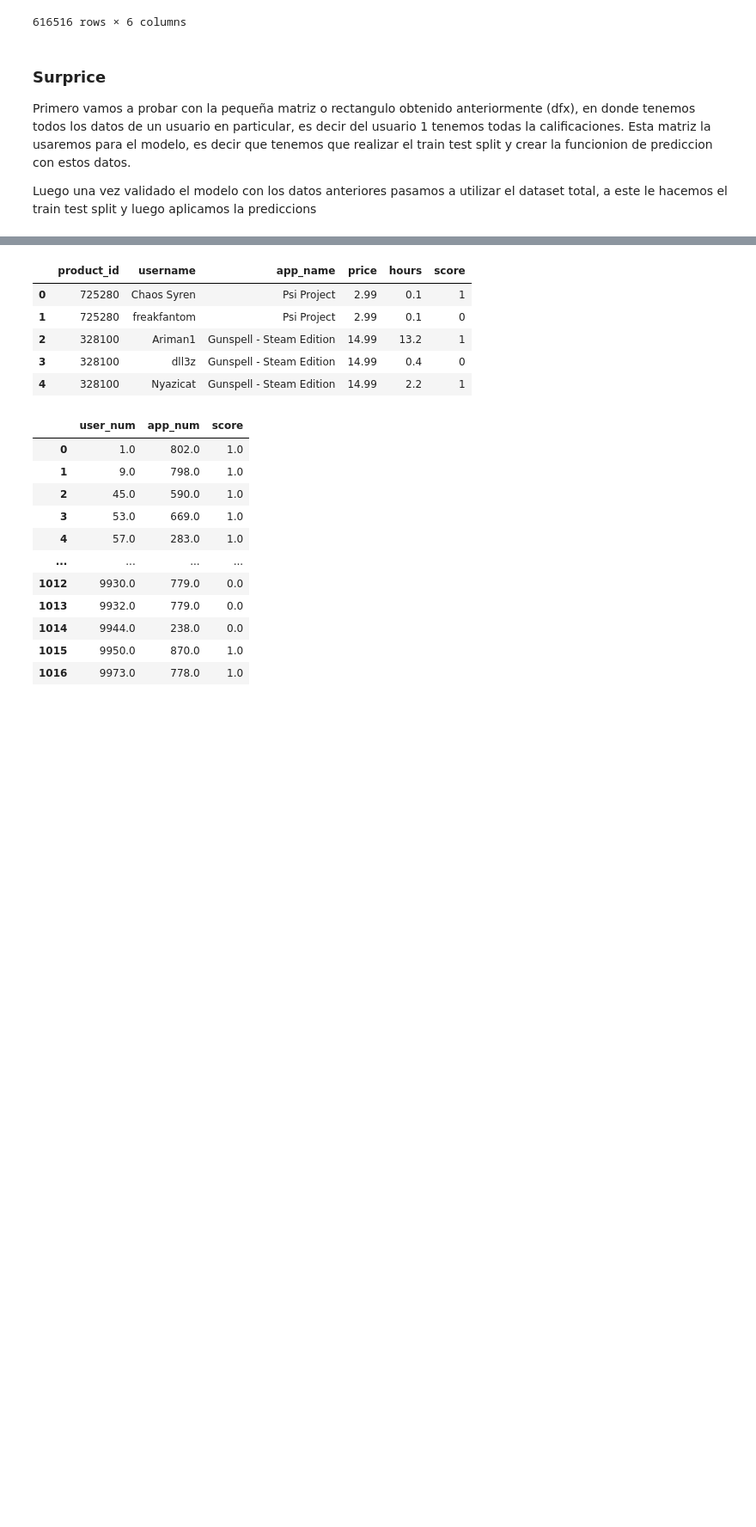
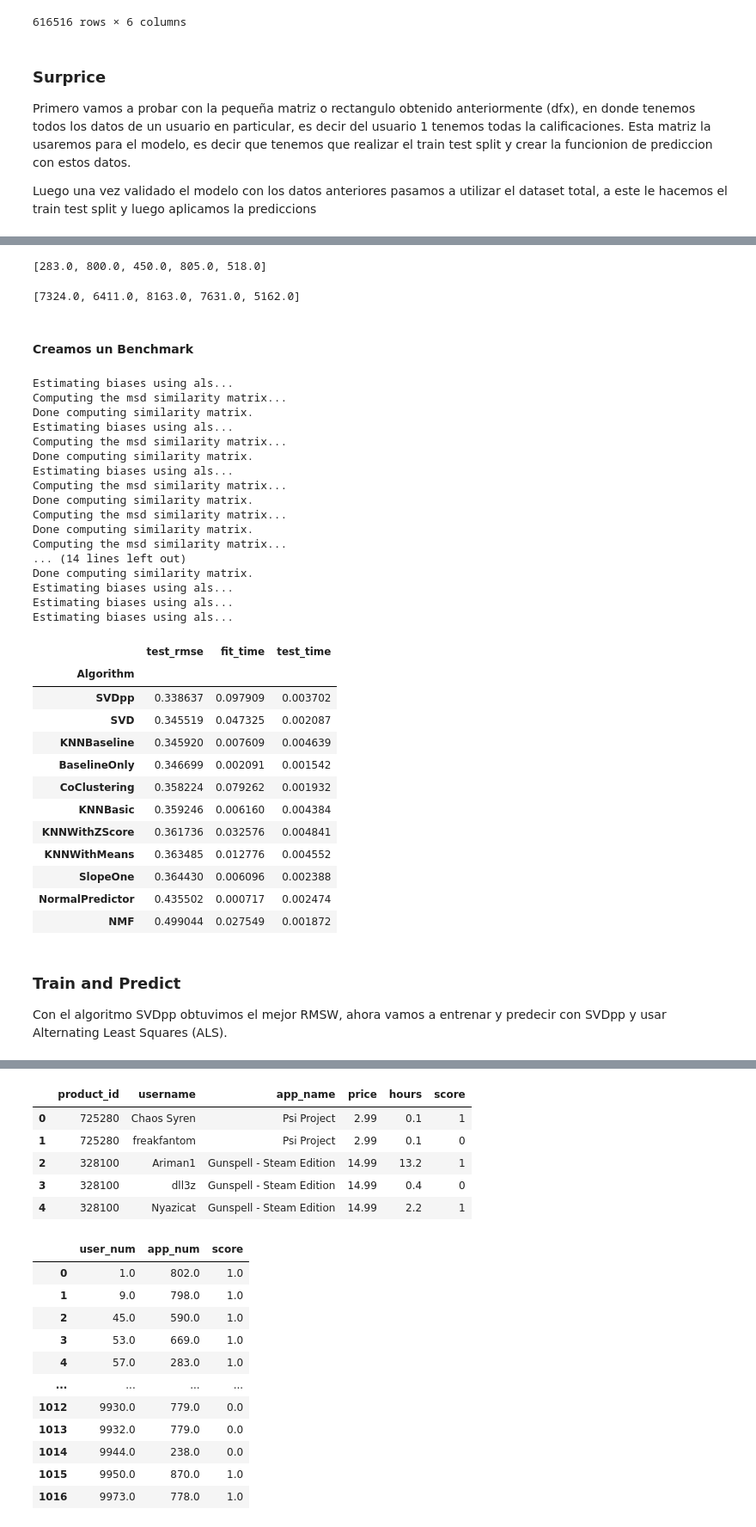
Before and after one commit to gonzalogperez/sistemas-recomendacion-steam, a Jupyter notebook: DS_Proyecto_03_SR.ipynb, the cells around one changed output, grey strips where cells are left out. Shown at 86% size. Cells and saved outputs as stored; diff of their text form; code cells hidden in the pictures; blank space fills up the shorter version.

Commit message:
creamos el beanchmarck

```diff
--- a/DS_Proyecto_03_SR.ipynb
+++ b/DS_Proyecto_03_SR.ipynb
@@ -1468,0 +1572,3 @@ reader = Reader()
+# %%
+ratings = pd.read_csv('data/df_rating_encoded_rectangulo_1.csv')
+ratings.head()
@@ -1468,0 +1587,3 @@ reader = Reader()
+# %%
+# A reader is still needed but only the rating_scale param is requiered.
+reader = Reader(rating_scale=(0, 1))
@@ -1468,0 +1596,4 @@ reader = Reader()
+# %%
+ratings = ratings[['user_num','app_num','score']]
+data = Dataset.load_from_df(ratings, reader)
+#data.split(n_folds=5)
@@ -1468,0 +1624,4 @@ reader = Reader()
+# %%
+trainset_raw_iids[:5]
+# %% [output]
+[283.0, 800.0, 450.0, 805.0, 518.0]
@@ -1468,0 +1632,55 @@ reader = Reader()
+# %%
+trainset_raw_uids[:5]
+# %% [output]
+[7324.0, 6411.0, 8163.0, 7631.0, 5162.0]
+# %% [markdown]
+#### Creamos un Benchmark
+# %%
+
+benchmark = []
+# Iterate over all algorithms
+for algo in [SVD(), SVDpp(), SlopeOne(), NMF(n_factors=0), NormalPredictor(), KNNBaseline(), KNNBasic(), KNNWithMeans(), KNNWithZScore(), BaselineOnly(), CoClustering()]:
+    # Perform cross validation
+    #print(algo)
+    results = cross_validate(algo, data, measures=['RMSE'], cv=3, verbose=False)
+
+    # Get results & append algorithm name
+    tmp = pd.DataFrame.from_dict(results).mean(axis=0)
+    tmp = tmp.append(pd.Series([str(algo).split(' ')[0].split('.')[-1]], index=['Algorithm']))
+    benchmark.append(tmp)
+
+pd.DataFrame(benchmark).set_index('Algorithm').sort_values('test_rmse')
+# %% [output]
+Estimating biases using als...
+Computing the msd similarity matrix...
+Done computing similarity matrix.
+Estimating biases using als...
+Computing the msd similarity matrix...
+Done computing similarity matrix.
+Estimating biases using als...
+Computing the msd similarity matrix...
+Done computing similarity matrix.
+Computing the msd similarity matrix...
+Done computing similarity matrix.
+Computing the msd similarity matrix...
+... (14 lines left out)
+Done computing similarity matrix.
+Estimating biases using als...
+Estimating biases using als...
+Estimating biases using als...
+|  | test_rmse | fit_time | test_time |
+| Algorithm |  |  |  |
+| SVDpp | 0.338637 | 0.097909 | 0.003702 |
+| SVD | 0.345519 | 0.047325 | 0.002087 |
+| KNNBaseline | 0.345920 | 0.007609 | 0.004639 |
+| BaselineOnly | 0.346699 | 0.002091 | 0.001542 |
+| CoClustering | 0.358224 | 0.079262 | 0.001932 |
+| KNNBasic | 0.359246 | 0.006160 | 0.004384 |
+| KNNWithZScore | 0.361736 | 0.032576 | 0.004841 |
+| KNNWithMeans | 0.363485 | 0.012776 | 0.004552 |
+| SlopeOne | 0.364430 | 0.006096 | 0.002388 |
+| NormalPredictor | 0.435502 | 0.000717 | 0.002474 |
+| NMF | 0.499044 | 0.027549 | 0.001872 |
+# %% [markdown]
+### Train and Predict
+Con el algoritmo SVDpp obtuvimos el mejor RMSW, ahora vamos a entrenar y predecir con SVDpp y usar Alternating Least Squares (ALS).
```
Also changed, not shown: parts of 77 cells of this notebook.
